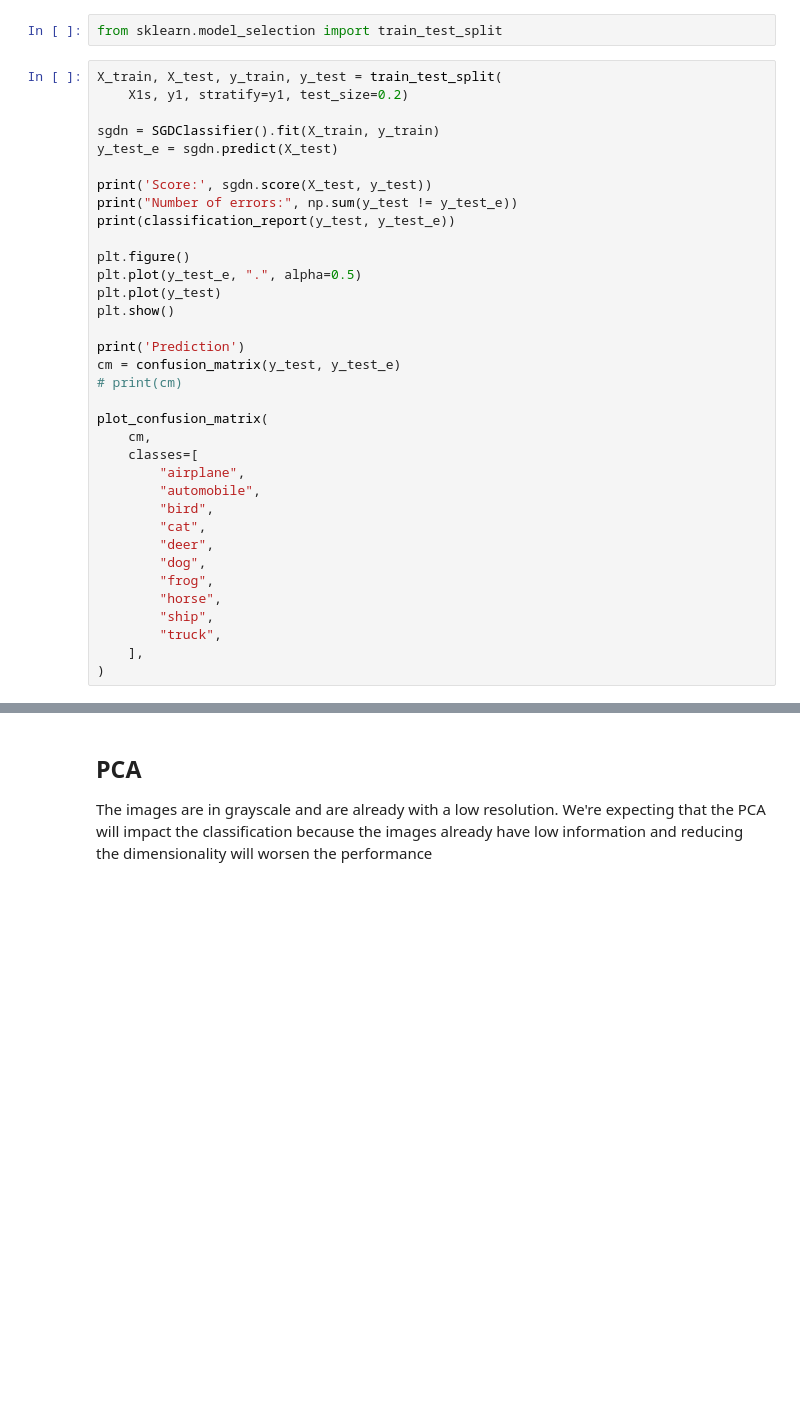
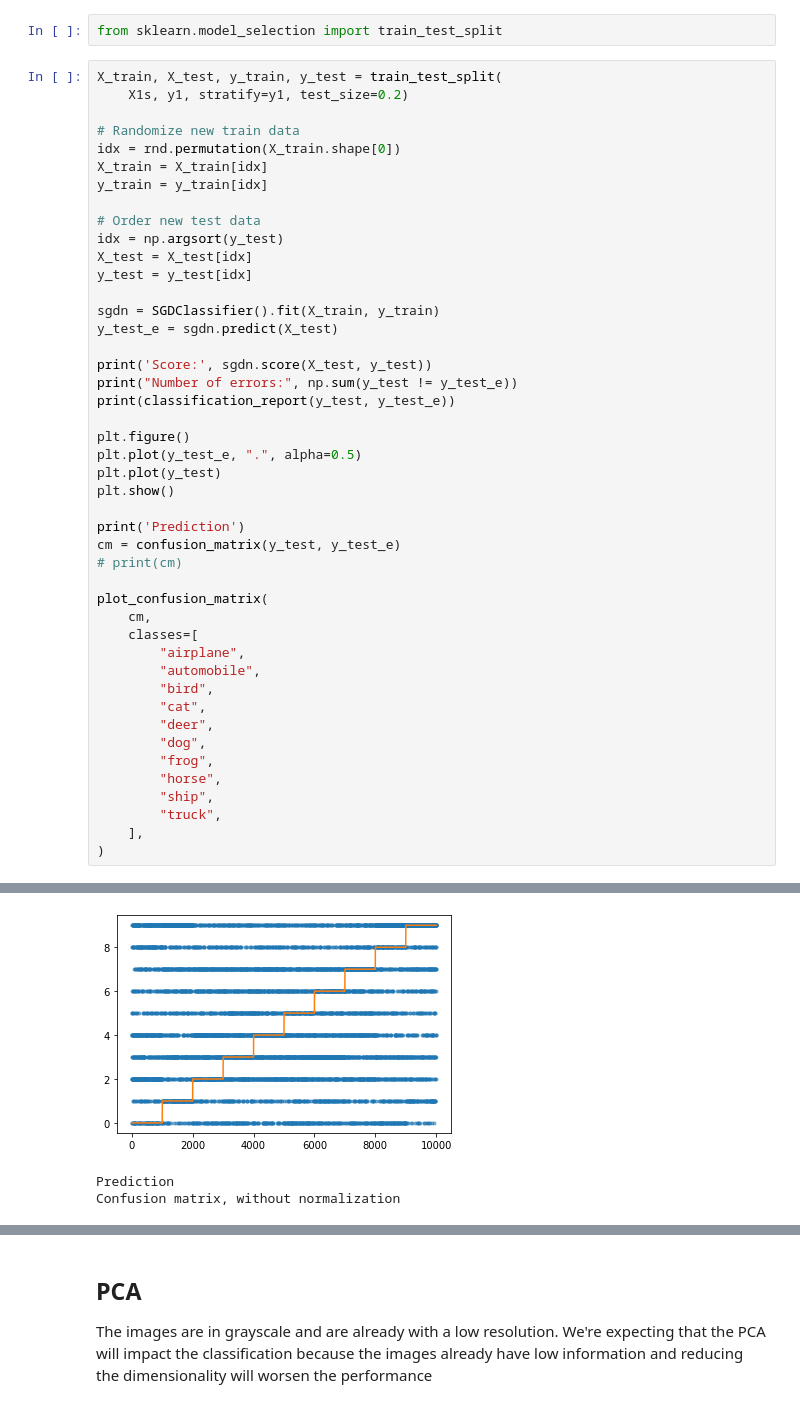
Before and after one commit to Krfld/ISEL-AAA, a Jupyter notebook: T1/A45881A45890_T1.ipynb, the cells around one changed output, grey strips where cells are left out. Drawn from its saved outputs; the diff is of its cells as text; blank space fills up the shorter version.

```diff
--- a/T1/A45881A45890_T1.ipynb
+++ b/T1/A45881A45890_T1.ipynb
@@ -298,6 +392,16 @@ from sklearn.model_selection import train_test_split
 # %%
 X_train, X_test, y_train, y_test = train_test_split(
     X1s, y1, stratify=y1, test_size=0.2)
+
+# Randomize new train data
+idx = rnd.permutation(X_train.shape[0])
+X_train = X_train[idx]
+y_train = y_train[idx]
+
+# Order new test data
+idx = np.argsort(y_test)
+X_test = X_test[idx]
+y_test = y_test[idx]
 
 sgdn = SGDClassifier().fit(X_train, y_train)
 y_test_e = sgdn.predict(X_test)
@@ -330,3 +434,4 @@ plot_confusion_matrix(
         "truck",
     ],
 )
+# %% [output]
@@ -332,0 +456,3 @@ plot_confusion_matrix(
+[figure, added]
+Prediction
+Confusion matrix, without normalization
```
Also changed, not shown: parts of 18 cells of this notebook.
